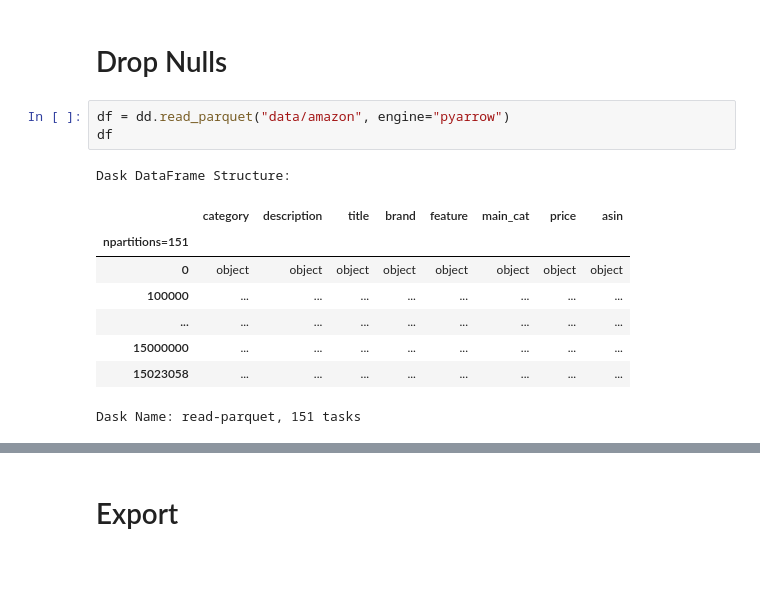
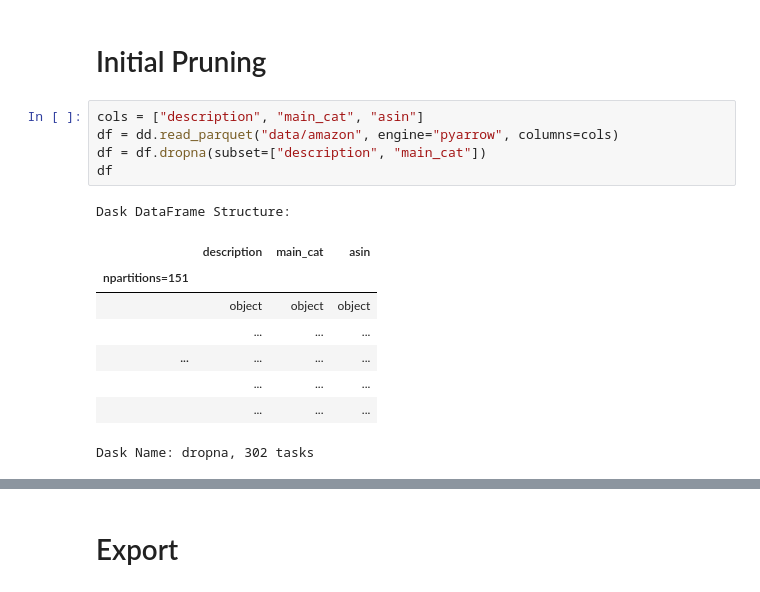
Before and after one commit to ndgigliotti/amazon-product-classifier, a Jupyter notebook: big_clean.ipynb, the cells around one changed output, grey strips where cells are left out. Cells and saved outputs as stored; diff of their text form.

```diff
--- a/big_clean.ipynb
+++ b/big_clean.ipynb
@@ -53,17 +48,19 @@ plt.rcParams.update(plotting.MPL_DEFAULTS)
 [interactive output not drawn]
-# %% [markdown]
-# Drop Nulls
+# %% [markdown]
+# Initial Pruning
 # %%
-df = dd.read_parquet("data/amazon", engine="pyarrow")
+cols = ["description", "main_cat", "asin"]
+df = dd.read_parquet("data/amazon", engine="pyarrow", columns=cols)
+df = df.dropna(subset=["description", "main_cat"])
 df
 # %% [output]
 Dask DataFrame Structure:
-|  | category | description | title | brand | feature | main_cat | price | asin |
-| npartitions=151 |  |  |  |  |  |  |  |  |
-| 0 | object | object | object | object | object | object | object | object |
-| 100000 | ... | ... | ... | ... | ... | ... | ... | ... |
-| ... | ... | ... | ... | ... | ... | ... | ... | ... |
-| 15000000 | ... | ... | ... | ... | ... | ... | ... | ... |
-| 15023058 | ... | ... | ... | ... | ... | ... | ... | ... |
+|  | description | main_cat | asin |
+| npartitions=151 |  |  |  |
+|  | object | object | object |
+|  | ... | ... | ... |
+| ... | ... | ... | ... |
+|  | ... | ... | ... |
+|  | ... | ... | ... |
-Dask Name: read-parquet, 151 tasks
+Dask Name: dropna, 302 tasks
 [interactive output not drawn]
```
Also changed, not shown: parts of 113 cells of this notebook, 10 other files.
